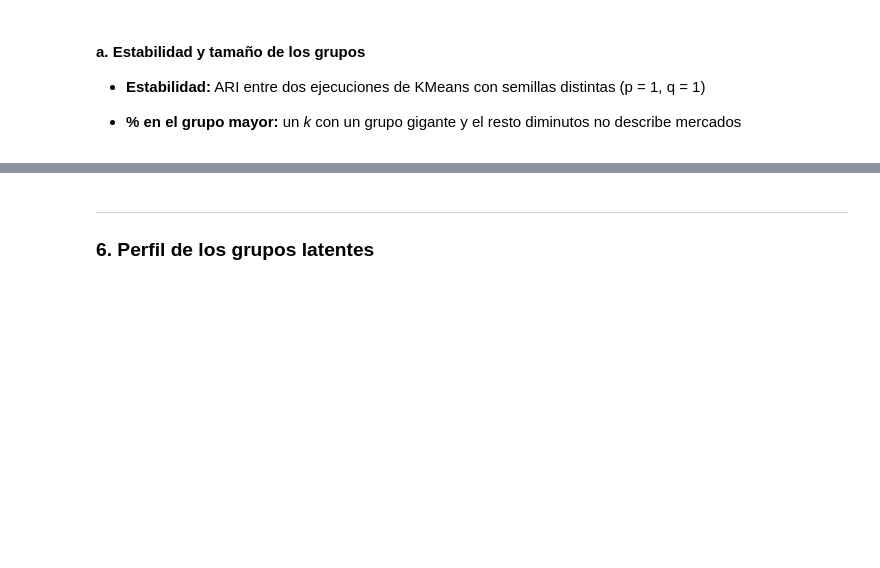
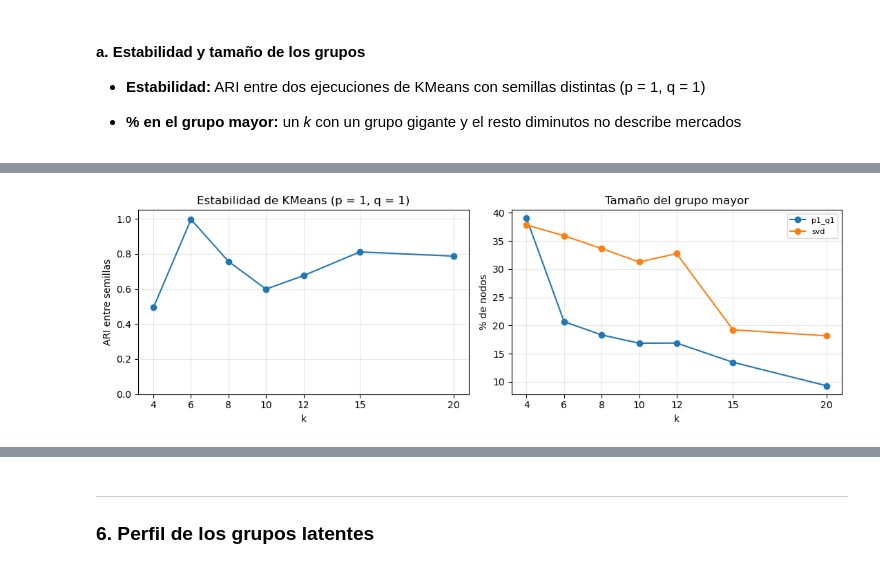
Before and after one commit to paolovasquezg/dm-proj2, a Jupyter notebook: 06_Representacion/c_proyeccion.ipynb, the cells around one changed output, grey strips where cells are left out. Saved outputs shown, nothing was run; the diff lists cells and outputs as text; code cells hidden in the pictures; blank space fills up the shorter version.

```diff
--- a/06_Representacion/c_proyeccion.ipynb
+++ b/06_Representacion/c_proyeccion.ipynb
@@ -237 +243,11 @@ estab_k
+# %%
+fig, ax = plt.subplots(1, 2, figsize=(11, 3.6))
+ax[0].plot(estab_k.k, estab_k.ari_semillas, "o-")
+ax[0].set(xticks=RANGO_K, ylim=(0, 1.05), xlabel="k", ylabel="ARI entre semillas", title="Estabilidad de KMeans (p = 1, q = 1)")
+for c in ("p1_q1", "svd"):
+    ax[1].plot(estab_k.k, estab_k[f"% grupo mayor {c}"], "o-", label=c)
+ax[1].set(xticks=RANGO_K, xlabel="k", ylabel="% de nodos", title="Tamaño del grupo mayor"); ax[1].legend(fontsize=8)
+mostrar_fig("eleccion_k")
+# %% [output]
+[figure, added]
 # %% [markdown]
```
Also changed, not shown: parts of 33 cells of this notebook, 5 other files.
